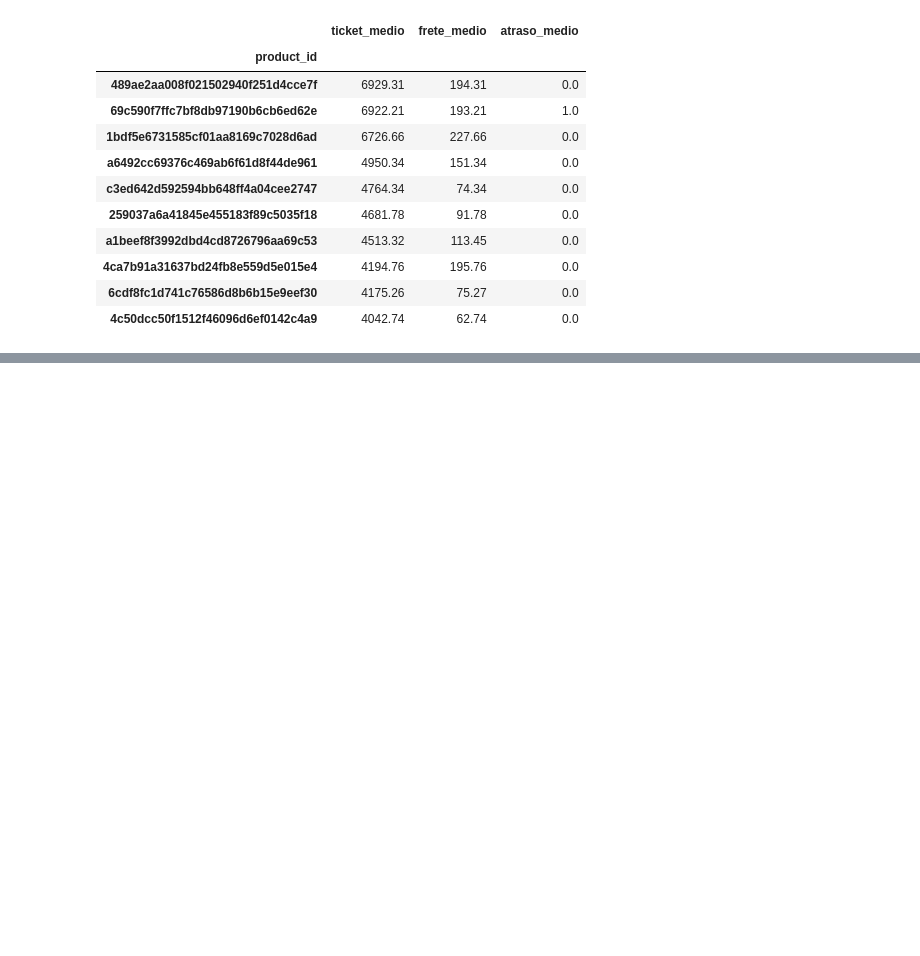
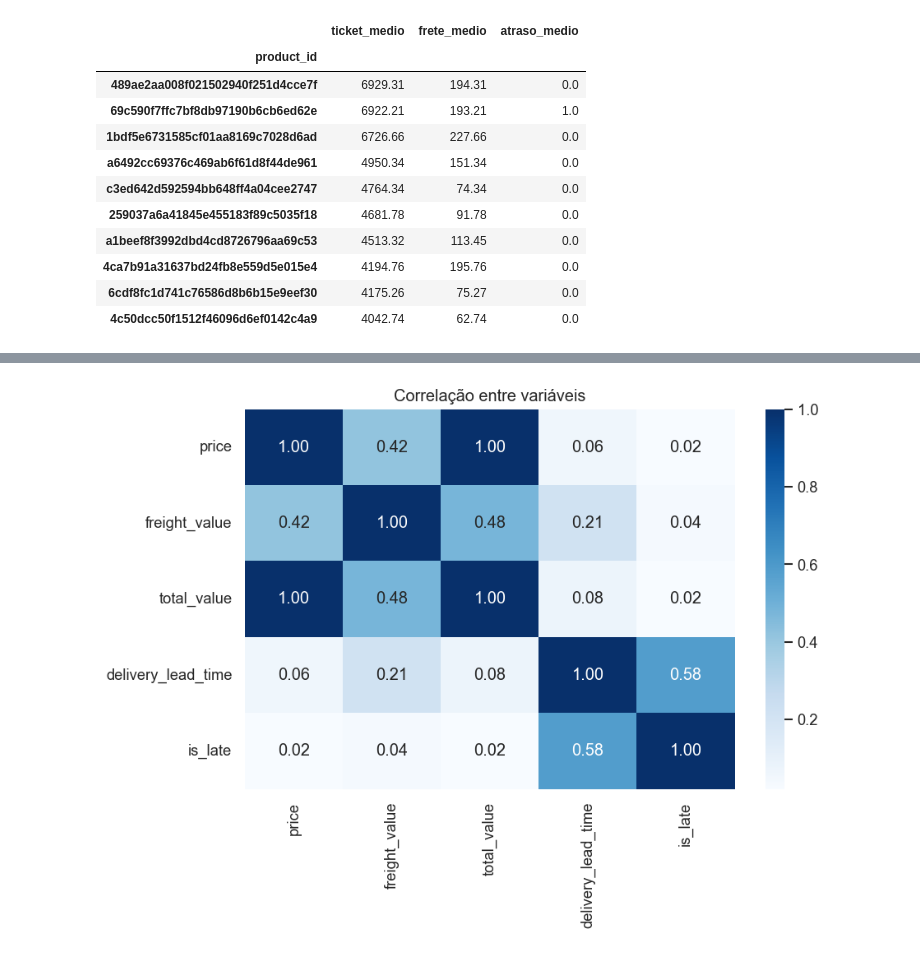
Before and after one commit to aline-henriques/ECOMMERCE-ANALYTICS, a Jupyter notebook: notebooks/analise_olist.ipynb, the cells around one changed output, grey strips where cells are left out. Saved outputs shown, nothing was run; the diff lists cells and outputs as text; code cells hidden in the pictures; blank space fills up the shorter version.

```diff
--- a/notebooks/analise_olist.ipynb
+++ b/notebooks/analise_olist.ipynb
@@ -247,0 +364,9 @@ kpi_regiao.head(10)
+# %%
+corr_cols = df[["price", "freight_value", "total_value", "delivery_lead_time", "is_late"]]
+# %%
+plt.figure(figsize=(8,5))
+sns.heatmap(corr_cols.corr(), annot=True, cmap="Blues", fmt=".2f")
+plt.title("Correlação entre variáveis")
+plt.show()
+# %% [output]
+[figure, added]
```
Also changed, not shown: parts of 22 cells of this notebook, 11 other files.
